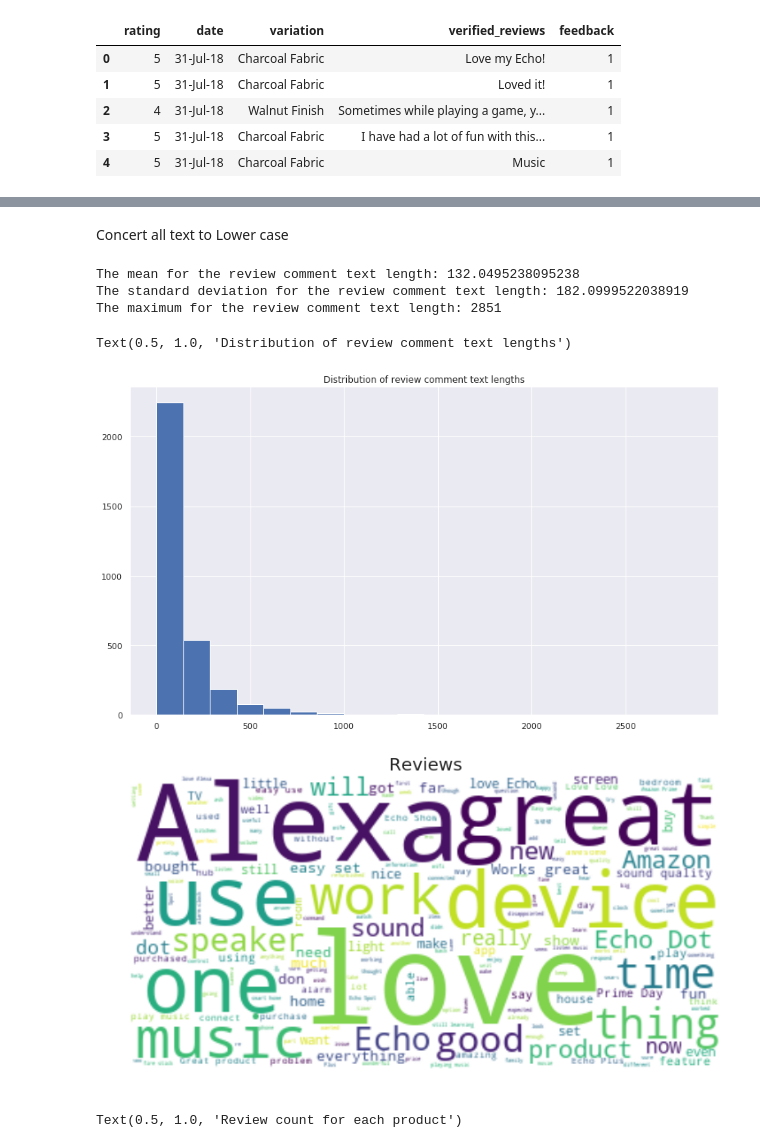
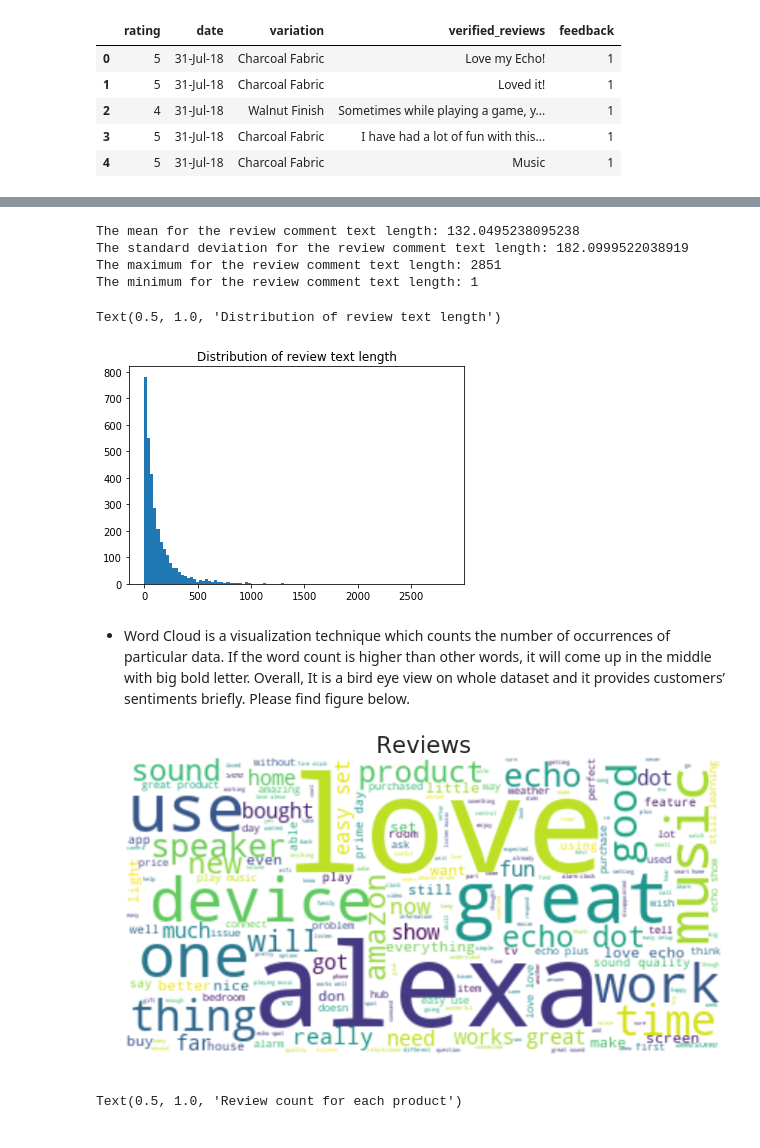
Before and after one commit to lahirurane/MERN_Example, a Jupyter notebook: UTS_ML2019_A2_.ipynb, the cells around one changed output, grey strips where cells are left out. Saved outputs shown, nothing was run; the diff lists cells and outputs as text; code cells hidden in the pictures.

```diff
--- a/UTS_ML2019_A2_.ipynb
+++ b/UTS_ML2019_A2_.ipynb
@@ -52,15 +141,15 @@ punctuations, numbers and special characters do not help much
 # %%
 # remove special characters, numbers, punctuations
 dataset['review_cleared_text'] = dataset['verified_reviews'].str.replace("[^a-zA-Z#]", " ")
-# %% [markdown]
-Concert all text to Lower case
 # %%
-dataset['review_cleared_text'] = dataset.review_clear.apply(lambda x: x.lower())
+dataset['review_cleared_text'] = dataset.review_cleared_text.apply(lambda x: x.lower())
 # %%
 print('The mean for the review comment text length:',dataset['review_text_length'].mean())
 print('The standard deviation for the review comment text length:',dataset['review_text_length'].std())
 print('The maximum for the review comment text length:',dataset['review_text_length'].max())
+print('The minimum for the review comment text length:',dataset['review_text_length'].min())
 # %% [output]
 The mean for the review comment text length: 132.0495238095238
 The standard deviation for the review comment text length: 182.0999522038919
 The maximum for the review comment text length: 2851
+The minimum for the review comment text length: 1
@@ -71,12 +156,15 @@ The maximum for the review comment text length: 2851
 # %%
-dataset['review_item_length'].hist(bins=20)
-plt.title('Distribution of review comment text lengths')
+# .hist(bins=200)
+plt.hist(dataset['review_text_length'], bins=100)
+plt.title('Distribution of review text length')
 # %% [output]
-Text(0.5, 1.0, 'Distribution of review comment text lengths')
+Text(0.5, 1.0, 'Distribution of review text length')
-[figure, old version]
+[figure, new version]
+# %% [markdown]
+-	Word Cloud is a visualization technique which counts the number of occurrences of particular data. If the word count is higher than other words, it will come up in the middle with big bold letter. Overall, It is a bird eye view on whole dataset and it provides customers’ sentiments briefly. Please find figure below.
 # %%
-np.random.seed(500)
-sns.set(rc={'figure.figsize':(12,8)})
+np.random.seed(321)
+sns.set(rc={'figure.figsize':(14,8)})
 reviews = ' '.join(dataset['review_cleared_text'].tolist())
 
 wordcloud_fig = WordCloud(background_color="white").generate(reviews)
@@ -84,10 +172,10 @@ plt.figure()
 plt.imshow(wordcloud_fig, interpolation="bilinear")
 plt.axis("off")
 plt.margins(x=0, y=0)
-plt.title('Reviews',size=20)
+plt.title('Reviews',size=30)
 plt.show()
 # %% [output]
-[figure, old version]
+[figure, new version]
 # %%
 sns.set(rc={'figure.figsize':(10,6)})
 sns.countplot(dataset.variation,
```
Also changed, not shown: parts of 64 cells of this notebook.
